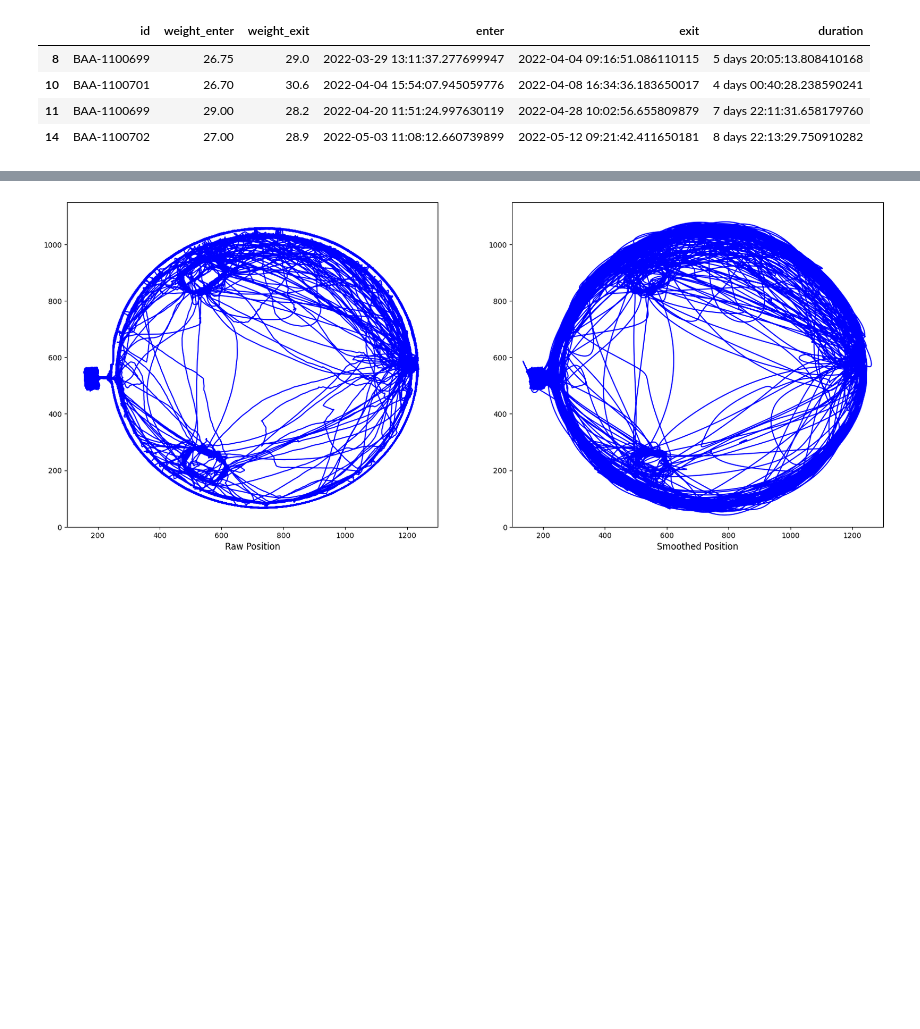
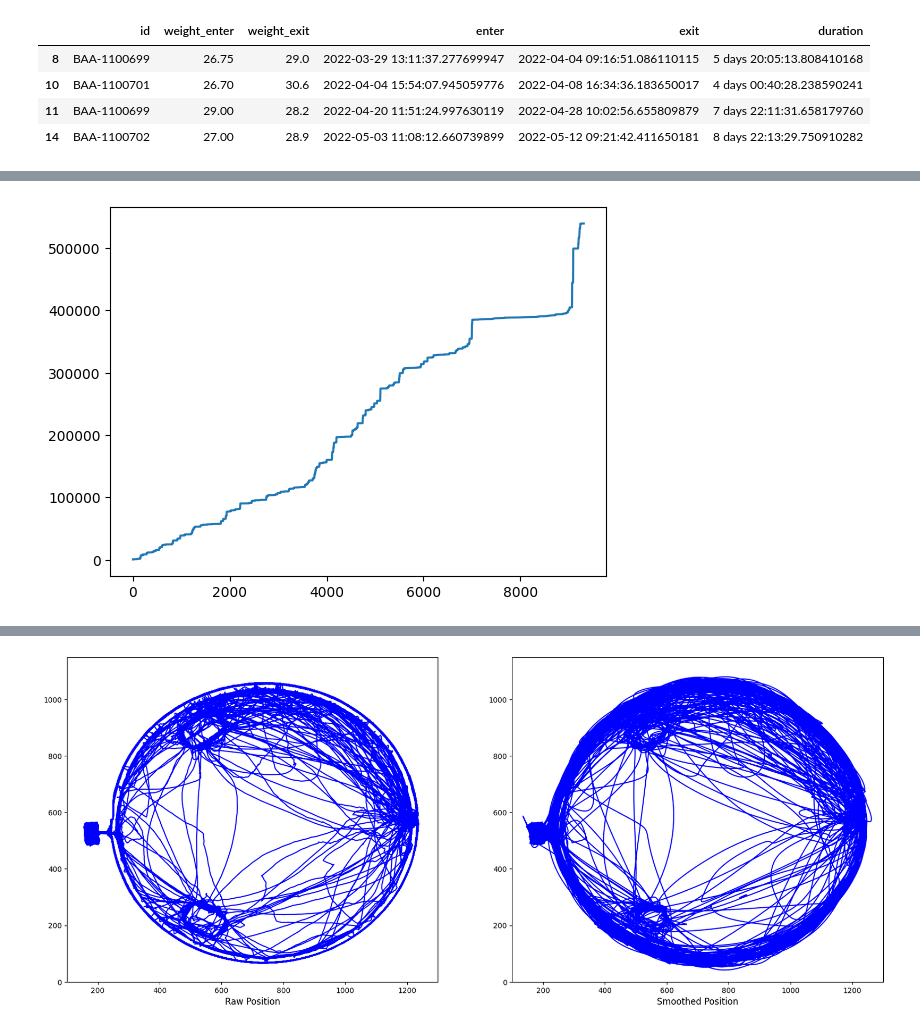
Before and after one commit to zimoli02/2023-2024-SURFiN-Foraging-Project, a Jupyter notebook: Scripts/Test.ipynb, the cells around one changed output, grey strips where cells are left out. Cells and saved outputs as stored; diff of their text form; code cells hidden in the pictures; blank space fills up the shorter version.

```diff
--- a/Scripts/Test.ipynb
+++ b/Scripts/Test.ipynb
@@ -109 +162,7 @@ FindValidData(obs)
+# %%
+nan_indices = np.where(np.isnan(obs[0]))[0]
+plt.plot(nan_indices)
+plt.show()
+# %% [output]
+[figure, added]
 # %%
```
Also changed, not shown: parts of 12 cells of this notebook, 5 other files.
